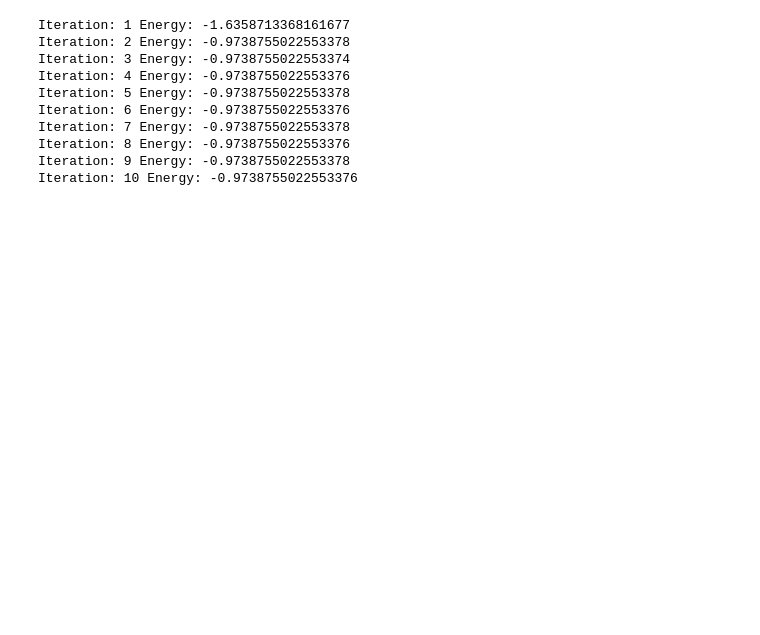
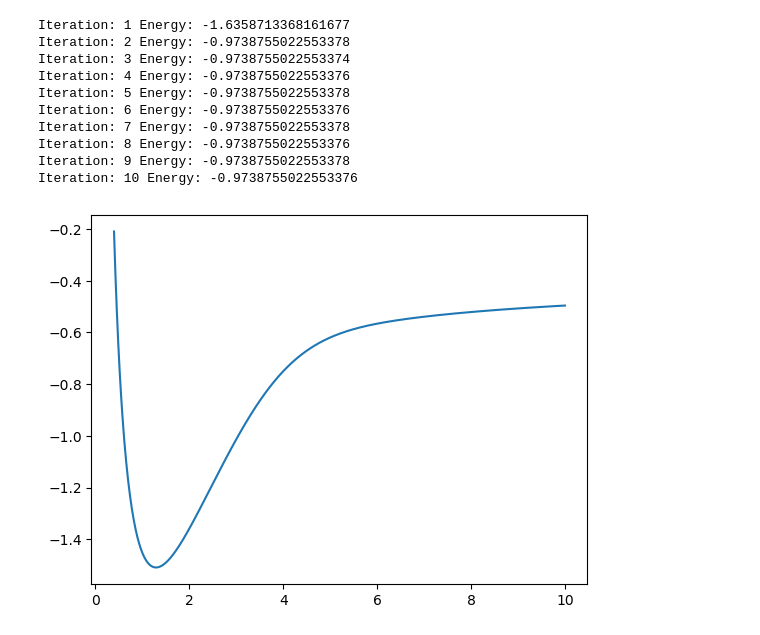
Before and after one commit to adam-keim/CH490, a Jupyter notebook: code/Hartree_Fock.ipynb, the cells around one changed output. Drawn from its saved outputs; the diff is of its cells as text; code cells hidden in the pictures; blank space fills up the shorter version.

```diff
--- a/code/Hartree_Fock.ipynb
+++ b/code/Hartree_Fock.ipynb
@@ -318,0 +373,10 @@ Iteration: 10 Energy: -0.9738755022553376
+# %%
+dists = []
+energies = []
+for i in np.arange(0.4, 10, .01):
+    dists.append(i)
+    energies.append(HF(i))
+plt.plot(dists, energies)
+plt.show()
+# %% [output]
+[figure, added]
```
Also changed, not shown: parts of 2 cells of this notebook, 1 other file.
